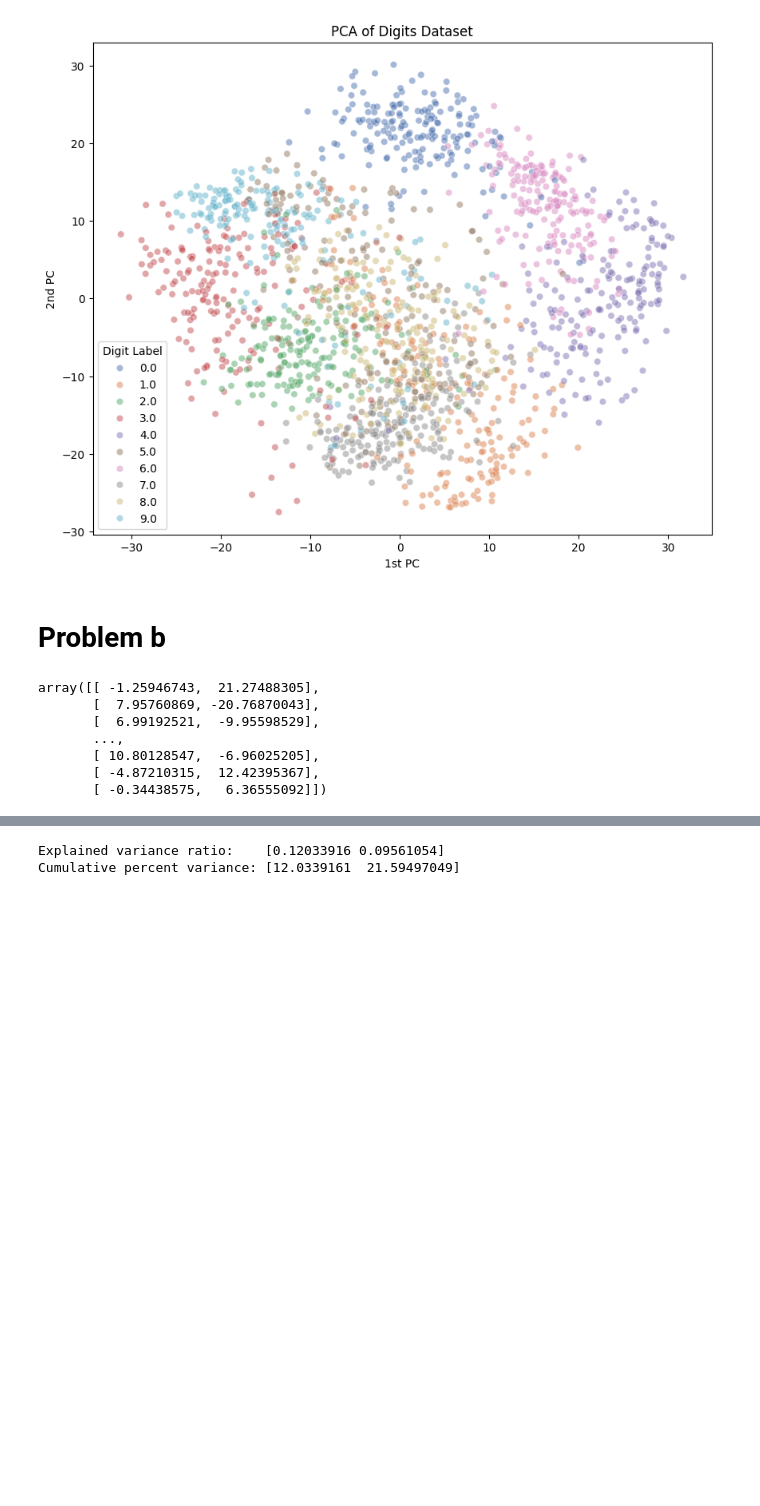
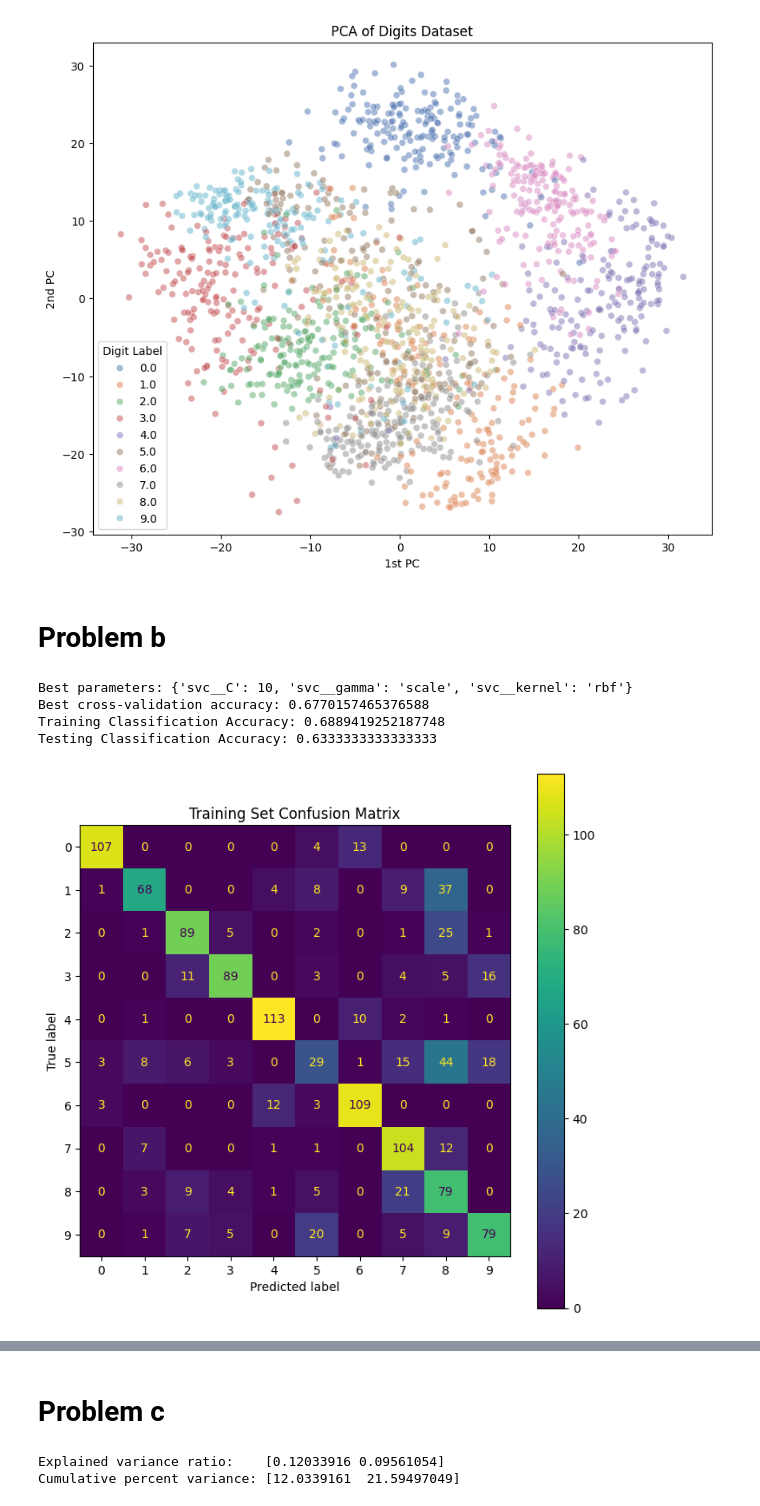
Before and after one commit to GeyzsoN/AI221, a Jupyter notebook: _gk_outputs/MEX 4/homena_mex_4.ipynb, the cells around one changed output, grey strips where cells are left out. Cells and saved outputs as stored; diff of their text form; code cells hidden in the pictures; blank space fills up the shorter version.

```diff
--- a/_gk_outputs/MEX 4/homena_mex_4.ipynb
+++ b/_gk_outputs/MEX 4/homena_mex_4.ipynb
@@ -28,6 +28,7 @@ from sklearn.svm import SVC
 # Problem a
 # %%
 X, y = load_digits(return_X_y=True)
+target_names = load_digits().target_names
 
 pca = PCA(n_components=2)
 X_pca = pca.fit_transform(X, y)
@@ -66,15 +67,58 @@ plt.show()
 [figure]
 # %% [markdown]
 # Problem b
-# %%
-X_train, X_test, y_train, y_test = train_test_split(
-    X_pca, y, test_size=0.3, stratify=y, random_state=0
-)
-# %% [output]
-array([[ -1.25946743,  21.27488305],
-       [  7.95760869, -20.76870043],
-       [  6.99192521,  -9.95598529],
-       ...,
-       [ 10.80128547,  -6.96025205],
-       [ -4.87210315,  12.42395367],
-       [ -0.34438575,   6.36555092]])
+# %%
+X_train, X_test, y_train, y_test = train_test_split(
+    X_pca, y, test_size=0.3, stratify=y, random_state=0
+)
+
+param_grid = {
+    'svc__C': [0.1, 1, 10, 100],
+    'svc__gamma': ['scale', 'auto'],
+    'svc__kernel': ['linear', 'rbf', 'poly']
+}
+
+# param_grid = {
+#     'svc__C': [0.1, 1, 10, 50, 100, 500, 1000],
+#     'svc__gamma': [1e-3, 1e-2, 'scale', 'auto', 0.1, 0.5, 1],
+#     'svc__kernel': ['linear', 'rbf', 'poly', 'sigmoid'],
+#     'svc__degree': [2, 3, 4],
+#     'svc__class_weight': [None, 'balanced']
+# }
+
+model = make_pipeline(StandardScaler(), SVC())
+grid_search = GridSearchCV(model, param_grid, cv=5, scoring='accuracy')
+
+grid_search.fit(X_train, y_train)
+best_params = grid_search.best_params_
+best_score = grid_search.best_score_
+print(f"Best parameters: {best_params}")
+print(f"Best cross-validation accuracy: {best_score}")
+
+best_svm = grid_search.best_estimator_
+
+y_train_pred = best_svm.predict(X_train)
+train_accuracy = best_svm.score(X_train, y_train)
+train_conf_matrix = confusion_matrix(y_train, y_train_pred)
+
+y_test_pred = best_svm.predict(X_test)
+test_accuracy = best_svm.score(X_test, y_test)
+test_conf_matrix = confusion_matrix(y_test, y_test_pred)
+
+fig, ax = plt.subplots(figsize=(8, 8))
+disp = ConfusionMatrixDisplay(confusion_matrix=train_conf_matrix, display_labels=target_names)
+disp.plot(ax=ax)
+ax.set_title('Training Set Confusion Matrix')
+print(f"Training Classification Accuracy: {train_accuracy}")
+
+fig, ax = plt.subplots(figsize=(8, 8))
+disp = ConfusionMatrixDisplay(confusion_matrix=test_conf_matrix, display_labels=target_names)
+disp.plot(ax=ax)
+ax.set_title('Testing Set Confusion Matrix')
+print(f"Testing Classification Accuracy: {test_accuracy}")
+# %% [output]
+Best parameters: {'svc__C': 10, 'svc__gamma': 'scale', 'svc__kernel': 'rbf'}
+Best cross-validation accuracy: 0.6770157465376588
+Training Classification Accuracy: 0.6889419252187748
+Testing Classification Accuracy: 0.6333333333333333
+[figure, added]
@@ -81,3 +126,5 @@ array([[ -1.25946743,  21.27488305],
+# %% [markdown]
+# Problem c
 # %%
 
 
```
Also changed, not shown: parts of 1 cell of this notebook.
